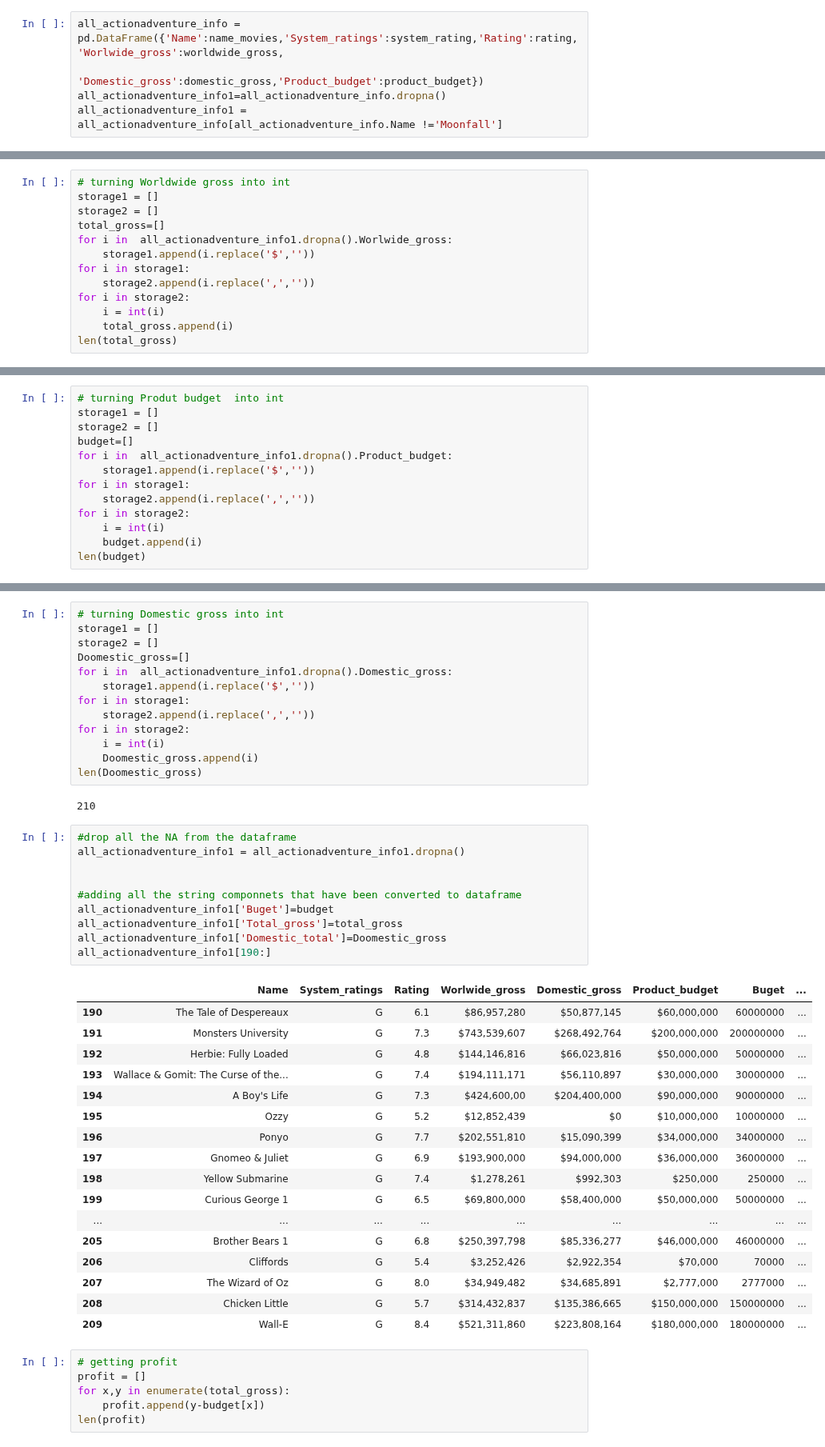
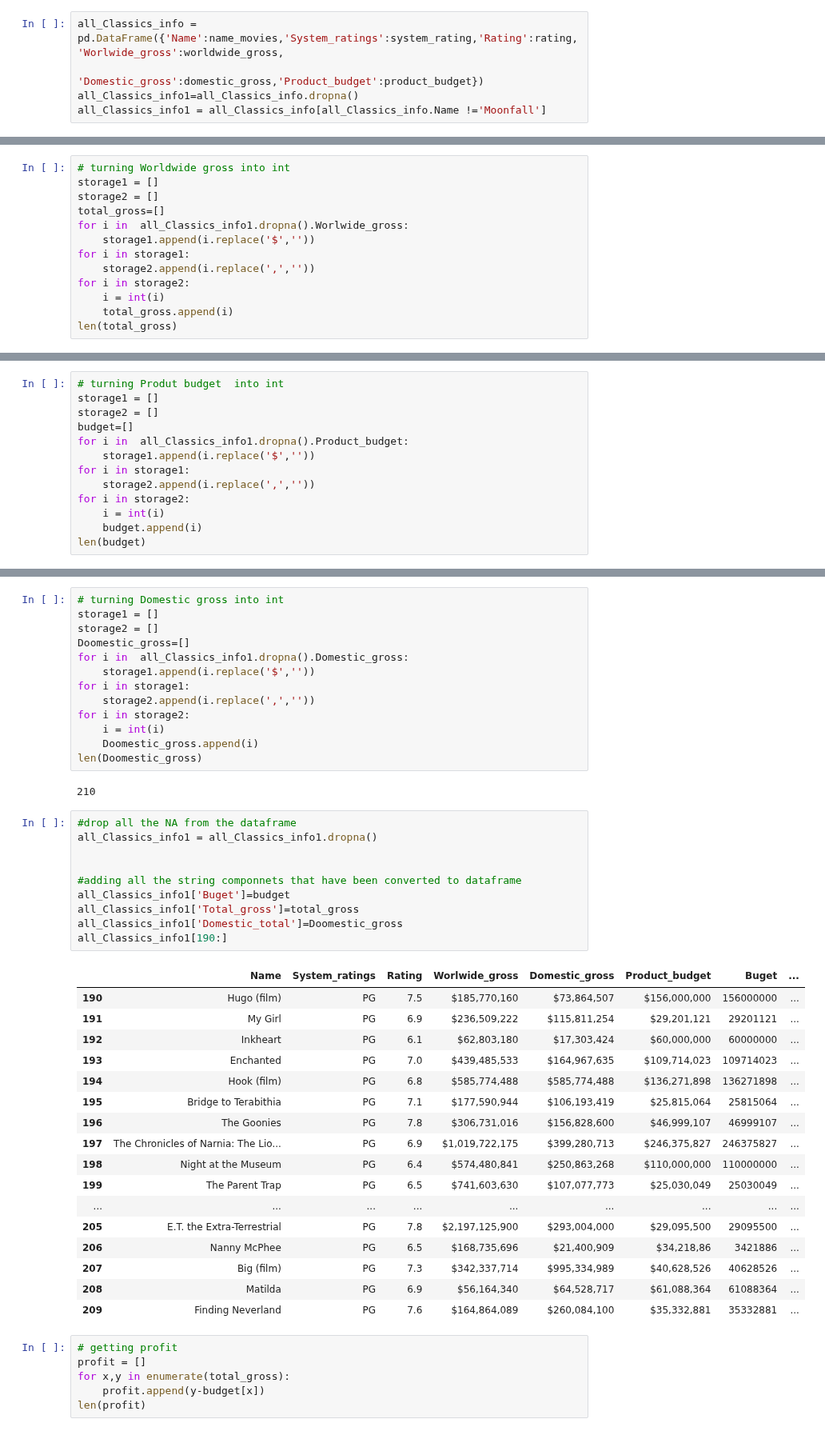
Before and after one commit to ruth-maker/file, a Jupyter notebook: Classics.ipynb, the cells around one changed output, grey strips where cells are left out. Shown at 80% size. Drawn from its saved outputs; the diff is of its cells as text.

```diff
--- a/Classics.ipynb
+++ b/Classics.ipynb
@@ -879,10 +957,10 @@ Counter({'R': 42, 'PG-13': 42, 'PG': 42, 'G': 42, 'NR': 42})
 # %% [markdown]
 All the information have been gathered, the script below uses it to create a new and updated dataframe.
 # %%
-all_actionadventure_info = pd.DataFrame({'Name':name_movies,'System_ratings':system_rating,'Rating':rating,'Worlwide_gross':worldwide_gross,
+all_Classics_info = pd.DataFrame({'Name':name_movies,'System_ratings':system_rating,'Rating':rating,'Worlwide_gross':worldwide_gross,
                                'Domestic_gross':domestic_gross,'Product_budget':product_budget})
-all_actionadventure_info1=all_actionadventure_info.dropna()
-all_actionadventure_info1 = all_actionadventure_info[all_actionadventure_info.Name !='Moonfall']
+all_Classics_info1=all_Classics_info.dropna()
+all_Classics_info1 = all_Classics_info[all_Classics_info.Name !='Moonfall']
 # %% [markdown]
 Now that the dataframe has been updated, Worldwide Gross, Product Budget and Domestic Gross has to be converted from string to int.
 # %%
@@ -890,7 +968,7 @@ Now that the dataframe has been updated, Worldwide Gross, Product Budget and Dom
 storage1 = []
 storage2 = []
 total_gross=[]
-for i in  all_actionadventure_info1.dropna().Worlwide_gross:
+for i in  all_Classics_info1.dropna().Worlwide_gross:
     storage1.append(i.replace('$',''))
 for i in storage1:
     storage2.append(i.replace(',',''))
@@ -905,7 +983,7 @@ len(total_gross)
 storage1 = []
 storage2 = []
 budget=[]
-for i in  all_actionadventure_info1.dropna().Product_budget:
+for i in  all_Classics_info1.dropna().Product_budget:
     storage1.append(i.replace('$',''))
 for i in storage1:
     storage2.append(i.replace(',',''))
@@ -920,7 +998,7 @@ len(budget)
 storage1 = []
 storage2 = []
 Doomestic_gross=[]
-for i in  all_actionadventure_info1.dropna().Domestic_gross:
+for i in  all_Classics_info1.dropna().Domestic_gross:
     storage1.append(i.replace('$',''))
 for i in storage1:
     storage2.append(i.replace(',',''))
@@ -932,32 +1010,32 @@ len(Doomestic_gross)
 210
 # %%
 #drop all the NA from the dataframe
-all_actionadventure_info1 = all_actionadventure_info1.dropna()
+all_Classics_info1 = all_Classics_info1.dropna()
 
 
 #adding all the string componnets that have been converted to dataframe
-all_actionadventure_info1['Buget']=budget
-all_actionadventure_info1['Total_gross']=total_gross
-all_actionadventure_info1['Domestic_total']=Doomestic_gross
-all_actionadventure_info1[190:]
+all_Classics_info1['Buget']=budget
+all_Classics_info1['Total_gross']=total_gross
+all_Classics_info1['Domestic_total']=Doomestic_gross
+all_Classics_info1[190:]
 # %% [output]
 |  | Name | System_ratings | Rating | Worlwide_gross | Domestic_gross | Product_budget | Buget | ... |
-| 190 | The Tale of Despereaux | G | 6.1 | $86,957,280 | $50,877,145 | $60,000,000 | 60000000 | ... |
-| 191 | Monsters University | G | 7.3 | $743,539,607 | $268,492,764 | $200,000,000 | 200000000 | ... |
-| 192 | Herbie: Fully Loaded | G | 4.8 | $144,146,816 | $66,023,816 | $50,000,000 | 50000000 | ... |
-| 193 | Wallace & Gomit: The Curse of the... | G | 7.4 | $194,111,171 | $56,110,897 | $30,000,000 | 30000000 | ... |
-| 194 | A Boy's Life | G | 7.3 | $424,600,00 | $204,400,000 | $90,000,000 | 90000000 | ... |
-| 195 | Ozzy | G | 5.2 | $12,852,439 | $0 | $10,000,000 | 10000000 | ... |
-| 196 | Ponyo | G | 7.7 | $202,551,810 | $15,090,399 | $34,000,000 | 34000000 | ... |
-| 197 | Gnomeo & Juliet | G | 6.9 | $193,900,000 | $94,000,000 | $36,000,000 | 36000000 | ... |
-| 198 | Yellow Submarine | G | 7.4 | $1,278,261 | $992,303 | $250,000 | 250000 | ... |
-| 199 | Curious George 1 | G | 6.5 | $69,800,000 | $58,400,000 | $50,000,000 | 50000000 | ... |
+| 190 | Hugo (film) | PG | 7.5 | $185,770,160 | $73,864,507 | $156,000,000 | 156000000 | ... |
+| 191 | My Girl | PG | 6.9 | $236,509,222 | $115,811,254 | $29,201,121 | 29201121 | ... |
+| 192 | Inkheart | PG | 6.1 | $62,803,180 | $17,303,424 | $60,000,000 | 60000000 | ... |
+| 193 | Enchanted | PG | 7.0 | $439,485,533 | $164,967,635 | $109,714,023 | 109714023 | ... |
+| 194 | Hook (film) | PG | 6.8 | $585,774,488 | $585,774,488 | $136,271,898 | 136271898 | ... |
+| 195 | Bridge to Terabithia | PG | 7.1 | $177,590,944 | $106,193,419 | $25,815,064 | 25815064 | ... |
+| 196 | The Goonies | PG | 7.8 | $306,731,016 | $156,828,600 | $46,999,107 | 46999107 | ... |
+| 197 | The Chronicles of Narnia: The Lio... | PG | 6.9 | $1,019,722,175 | $399,280,713 | $246,375,827 | 246375827 | ... |
+| 198 | Night at the Museum | PG | 6.4 | $574,480,841 | $250,863,268 | $110,000,000 | 110000000 | ... |
+| 199 | The Parent Trap | PG | 6.5 | $741,603,630 | $107,077,773 | $25,030,049 | 25030049 | ... |
 | ... | ... | ... | ... | ... | ... | ... | ... | ... |
-| 205 | Brother Bears 1 | G | 6.8 | $250,397,798 | $85,336,277 | $46,000,000 | 46000000 | ... |
-| 206 | Cliffords | G | 5.4 | $3,252,426 | $2,922,354 | $70,000 | 70000 | ... |
-| 207 | The Wizard of Oz | G | 8.0 | $34,949,482 | $34,685,891 | $2,777,000 | 2777000 | ... |
-| 208 | Chicken Little | G | 5.7 | $314,432,837 | $135,386,665 | $150,000,000 | 150000000 | ... |
-| 209 | Wall-E | G | 8.4 | $521,311,860 | $223,808,164 | $180,000,000 | 180000000 | ... |
+| 205 | E.T. the Extra-Terrestrial | PG | 7.8 | $2,197,125,900 | $293,004,000 | $29,095,500 | 29095500 | ... |
+| 206 | Nanny McPhee | PG | 6.5 | $168,735,696 | $21,400,909 | $34,218,86 | 3421886 | ... |
+| 207 | Big (film) | PG | 7.3 | $342,337,714 | $995,334,989 | $40,628,526 | 40628526 | ... |
+| 208 | Matilda | PG | 6.9 | $56,164,340 | $64,528,717 | $61,088,364 | 61088364 | ... |
+| 209 | Finding Neverland | PG | 7.6 | $164,864,089 | $260,084,100 | $35,332,881 | 35332881 | ... |
 # %%
 # getting profit
 profit = []
```
Also changed, not shown: parts of 199 cells of this notebook, 4 other files.
